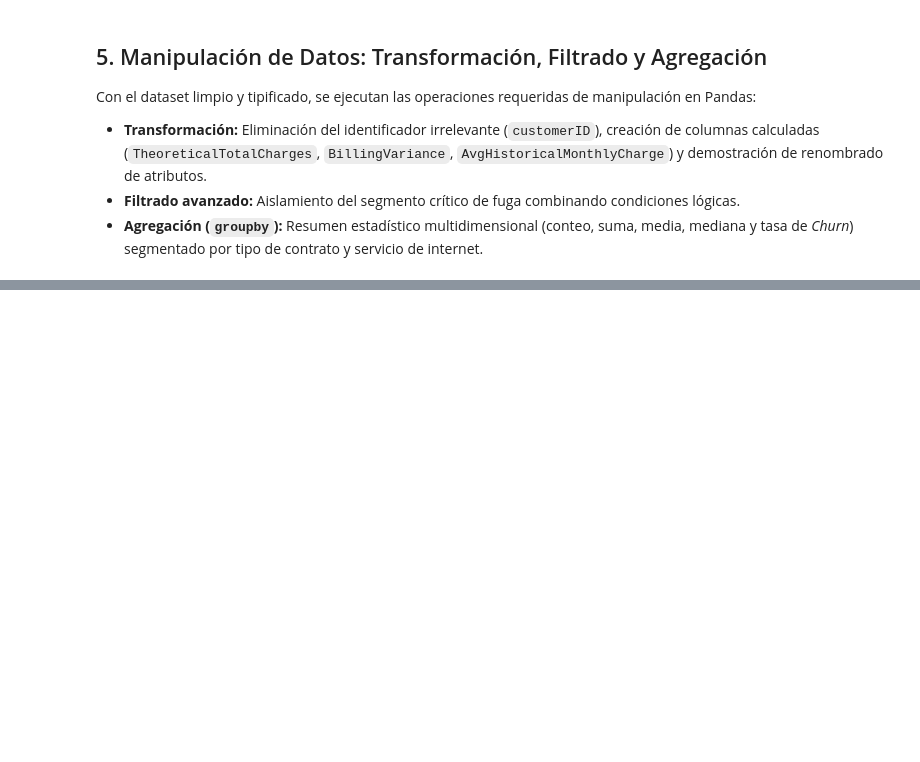
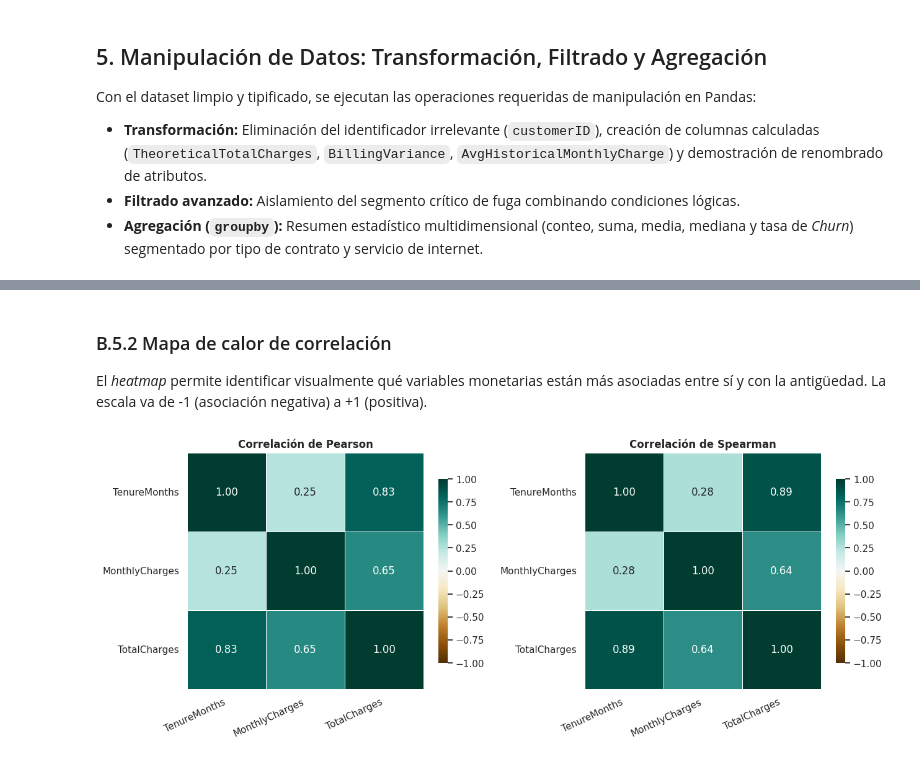
Before and after one commit to LauritoFarias/tpi-analisis-de-datos, a Jupyter notebook: notebooks/TPI_Analisis_de_Datos.ipynb, the cells around one changed output, grey strips where cells are left out. Saved outputs shown, nothing was run; the diff lists cells and outputs as text; code cells hidden in the pictures; blank space fills up the shorter version.

```diff
--- a/notebooks/TPI_Analisis_de_Datos.ipynb
+++ b/notebooks/TPI_Analisis_de_Datos.ipynb
@@ -223,0 +436,15 @@ display(resumen_negocio)
+# %%
+# =============================================================================
+# B.3 - MATRICES DE CORRELACIÓN
+# =============================================================================
+correlacion_pearson_b = df_b[variables_numericas_b].corr(method='pearson')
+correlacion_spearman_b = df_b[variables_numericas_b].corr(method='spearman')
+print('Correlación de Pearson:')
+display(correlacion_pearson_b.round(3))
+print('Correlación de Spearman:')
+display(correlacion_spearman_b.round(3))
+print(
+    'Relación TenureMonths–TotalCharges: '
+    f'Pearson = {correlacion_pearson_b.loc["TenureMonths", "TotalCharges"]:.3f}; '
+    f'Spearman = {correlacion_spearman_b.loc["TenureMonths", "TotalCharges"]:.3f}.'
+)
@@ -223,0 +585,26 @@ display(resumen_negocio)
+# %% [markdown]
+### B.5.2 Mapa de calor de correlación
+
+El *heatmap* permite identificar visualmente qué variables monetarias están más asociadas entre sí y con la antigüedad. La escala va de -1 (asociación negativa) a +1 (positiva).
+# %%
+# =============================================================================
+# B.5.2 - HEATMAP DE PEARSON Y SPEARMAN
+# =============================================================================
+fig, ejes_b = plt.subplots(1, 2, figsize=(13, 5))
+for eje_b, matriz_b, metodo_b in zip(
+    ejes_b,
+    [correlacion_pearson_b, correlacion_spearman_b],
+    ['Pearson', 'Spearman']
+):
+    sns.heatmap(
+        matriz_b, annot=True, fmt='.2f', cmap='BrBG',
+        vmin=-1, vmax=1, center=0, square=True, linewidths=0.6,
+        cbar_kws={'shrink': 0.78}, ax=eje_b
+    )
+    eje_b.set_title(f'Correlación de {metodo_b}', weight='bold')
+    eje_b.set_xticklabels(eje_b.get_xticklabels(), rotation=25, ha='right')
+    eje_b.set_yticklabels(eje_b.get_yticklabels(), rotation=0)
+plt.tight_layout()
+plt.show()
+# %% [output]
+[figure, added]
```
Also changed, not shown: parts of 24 cells of this notebook.
